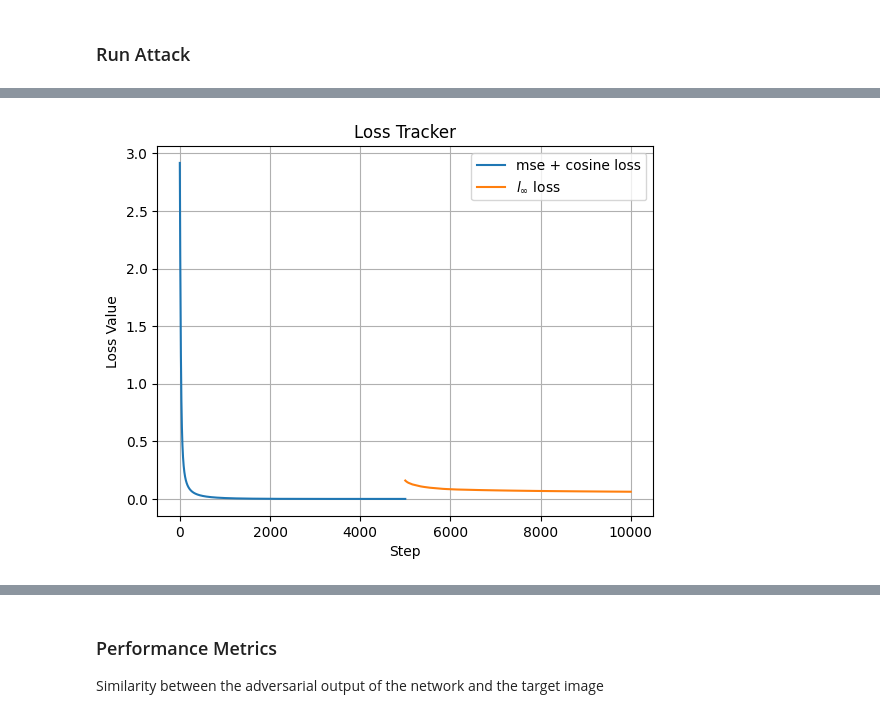
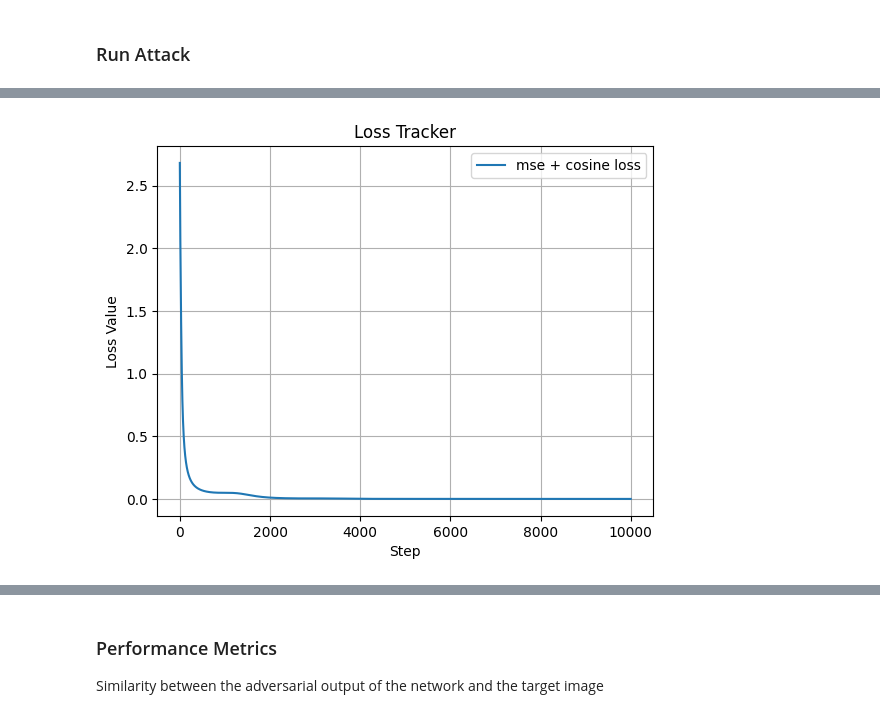
Before and after one commit to neddamj/nicsec, a Jupyter notebook: attack_neural_compression.ipynb, the cells around one changed output, grey strips where cells are left out. Saved outputs shown, nothing was run; the diff lists cells and outputs as text; code cells hidden in the pictures.

```diff
--- a/attack_neural_compression.ipynb
+++ b/attack_neural_compression.ipynb
@@ -235,45 +246,33 @@ class Attack:
 # %%
 num_steps = 10000
 mask_type = 'dot'
-#success, asr = 0, 0
-num_batches = 2
+num_batches = 5
+lr = 3e-2
+
 # Source Image and its compressed bytes
 x = dataset[0][0].unsqueeze(0).to(device)
 with torch.no_grad():
     x_bytes = net.compress(x)['strings'][0][0]
+
 # Initialize the attack
-attack = Attack(model=net, criterion=loss_fn, batch_size=batch_size)
+attack = Attack(model=net, batch_size=batch_size, device=device)
 for i, (x_hat, _) in enumerate(dataloader):
     x_hat = x_hat.to(device)
     x_src = x_hat.clone()
     x_hat.requires_grad = True
-    if mask_type == 'box':
-        lr = 3e-3
-        mask = box_mask()
-    elif mask_type == 'ring':
-        lr = 3e-3
-        num_rings = 50
-        ring_width = 1
-        ring_separation = 5
-        mask = ring_mask(x_hat, num_rings=num_rings, ring_width=ring_width, ring_separation=ring_separation)
-    elif mask_type == 'dot':
-        lr = 5e-2
-        vertical_skip = 2
-        horizontal_skip = 3
-        mask = dot_mask(x_hat, vertical_skip=vertical_skip, horizontal_skip=horizontal_skip)
+    mask = attack.init_mask(x_hat, mask_type='dot')
 
     # Run the attack and produce an adversarial image y_hat
     optimizer = torch.optim.Adam([x_hat], lr=lr)
-    scheduler = CustomLRScheduler(optimizer, update_every=num_steps // 2, update_factor=1000)
+    scheduler = CosineAnnealingLR(optimizer, T_max=num_steps/10)
     x_adv, loss_tracker = attack.run(x, x_hat, optimizer=optimizer, scheduler=scheduler, num_steps=num_steps, mask=mask)
-    #x_adv, loss_tracker = pgd(x, x_hat, model=net, optimizer=optimizer, scheduler=scheduler, num_steps=num_steps, mask=mask)
 
-    # Pass the adv image through the compression network and see the result
+    # Pass the adv images through the compression network and see the result
     with torch.no_grad():
         output = net.forward(x_adv)['x_hat']
 
     # Evaluate the performance of the attack on this batch of data
-    attack.batch_eval(x, x_adv)
+    attack.batch_eval(x, x_adv, output)
     if i == num_batches - 1:
         break
 
@@ -298,15 +314,14 @@ PSNR: 13.727216720581055
 # %%
 # Show how the loss changed during optimization
-plt.plot(torch.linspace(0, num_steps//2, num_steps//2), loss_tracker.data[:num_steps//2], label='mse + cosine loss')
-plt.plot(torch.linspace(num_steps//2, num_steps, num_steps//2), loss_tracker.data[num_steps//2:], label = '$l_{\infty}$ loss')
+plt.plot(loss_tracker.data, label='mse + cosine loss')
 plt.xlabel('Step')
 plt.ylabel('Loss Value')
 plt.title('Loss Tracker')
 plt.legend()
 plt.grid()
 plt.show()
 # %% [output]
-[figure, old version]
+[figure, new version]
 # %%
 # Create a figure to hold the subplots
 fig, axs = plt.subplots(batch_size, 4, figsize=(15, 15))  # num_sources rows, 4 columns
```
Also changed, not shown: parts of 11 cells of this notebook.
